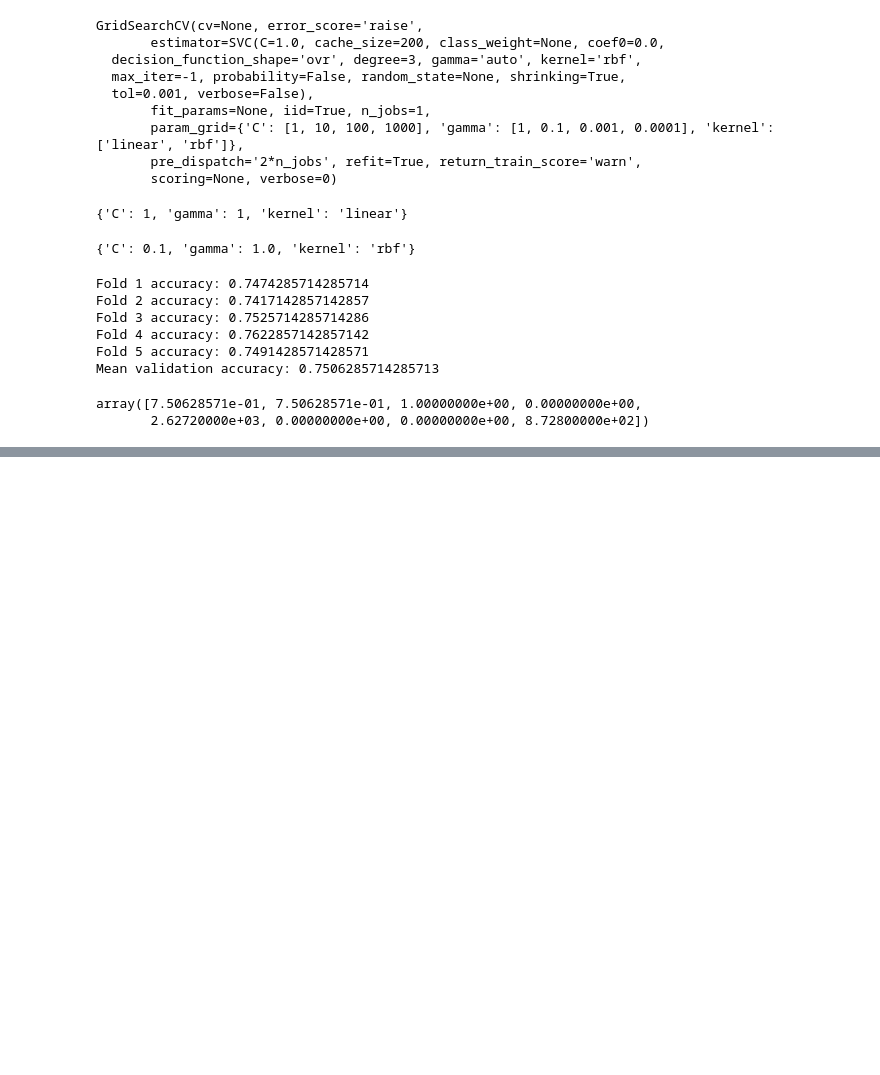
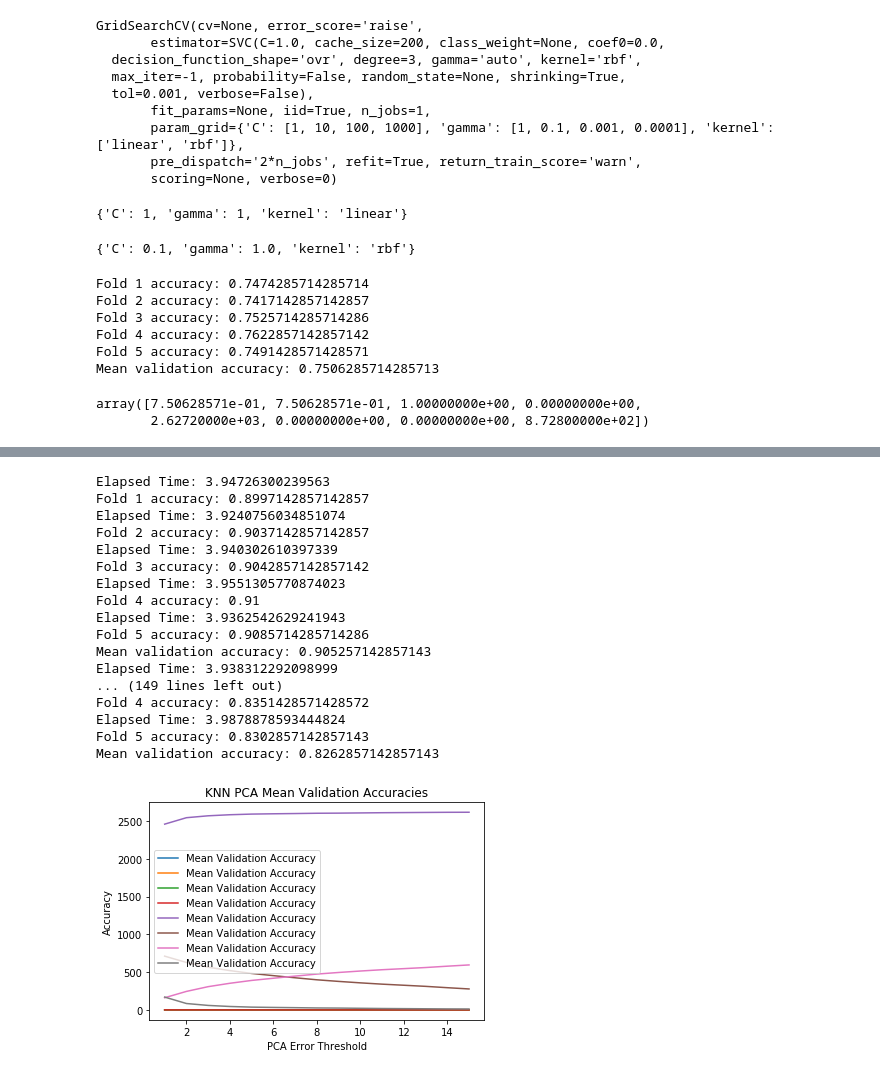
Before and after one commit to herronej/Aerial-Cactus-Identification, a Jupyter notebook: ECE_571_Group.ipynb, the cells around one changed output, grey strips where cells are left out. Saved outputs shown, nothing was run; the diff lists cells and outputs as text; code cells hidden in the pictures; blank space fills up the shorter version.

```diff
--- a/ECE_571_Group.ipynb
+++ b/ECE_571_Group.ipynb
@@ -1274,0 +1392,26 @@ Elapsed Time: 3.929708957672119
+# %%
+accuracies = []
+k = [i for i in range(1, 16)]
+for i in range(1, 16):
+    accuracies.append(train_knn_with_validation(f_training_images, training_labels, i, folds=5))
+
+plot_accuracies(k, [accuracies], ["Mean Validation Accuracy"], "KNN PCA Mean Validation Accuracies", "PCA Error Threshold", "Accuracy")
+# %% [output]
+Elapsed Time: 3.94726300239563
+Fold 1 accuracy: 0.8997142857142857
+Elapsed Time: 3.9240756034851074
+Fold 2 accuracy: 0.9037142857142857
+Elapsed Time: 3.940302610397339
+Fold 3 accuracy: 0.9042857142857142
+Elapsed Time: 3.9551305770874023
+Fold 4 accuracy: 0.91
+Elapsed Time: 3.9362542629241943
+Fold 5 accuracy: 0.9085714285714286
+Mean validation accuracy: 0.905257142857143
+Elapsed Time: 3.938312292098999
+... (149 lines left out)
+Fold 4 accuracy: 0.8351428571428572
+Elapsed Time: 3.9878878593444824
+Fold 5 accuracy: 0.8302857142857143
+Mean validation accuracy: 0.8262857142857143
+[figure, added]
```
Also changed, not shown: parts of 14 cells of this notebook, 4 other files.
